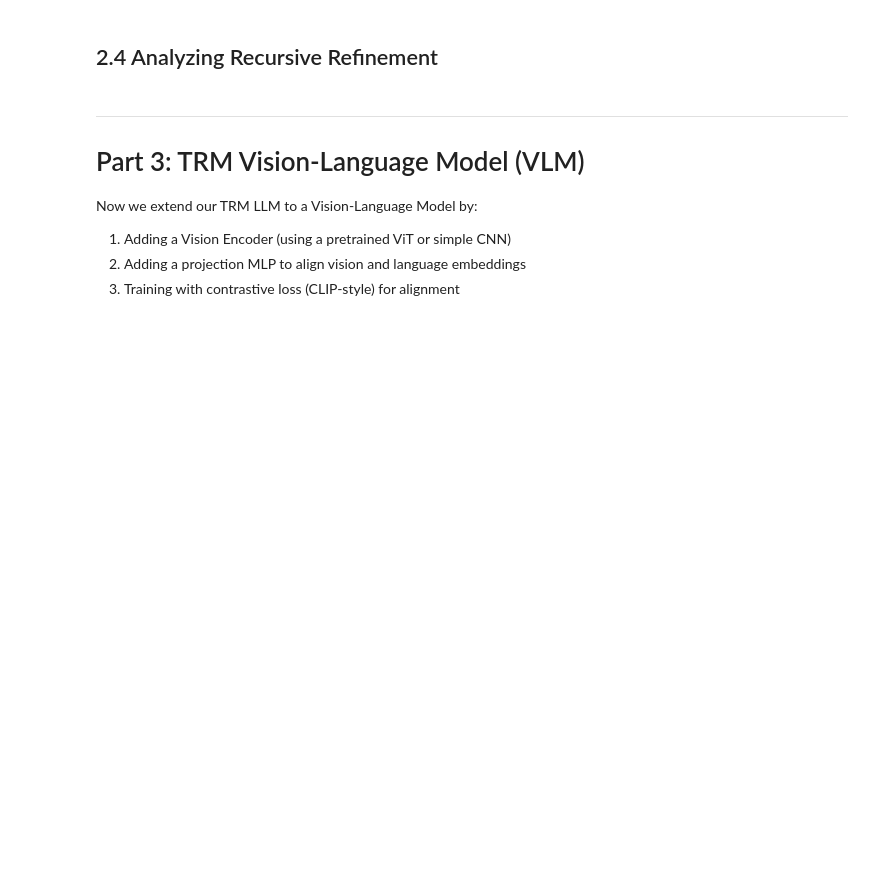
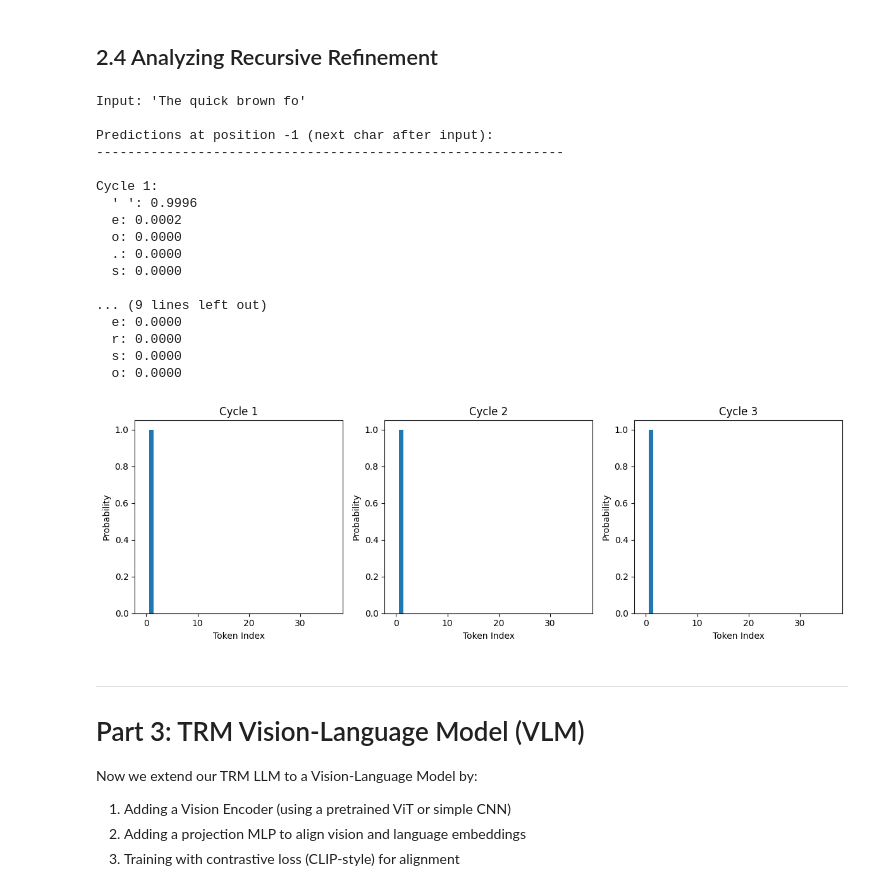
Before and after one commit to Vedaang-Chopra/Edge-Glass, a Jupyter notebook: code_base/v2_code_base/TRM_decoder_llm.ipynb, the cells around one changed output. Cells and saved outputs as stored; diff of their text form; code cells hidden in the pictures; blank space fills up the shorter version.

```diff
--- a/code_base/v2_code_base/TRM_decoder_llm.ipynb
+++ b/code_base/v2_code_base/TRM_decoder_llm.ipynb
@@ -142,9 +150,9 @@ def rotate_half(x: torch.Tensor) -> torch.Tensor:
 def apply_rotary_pos_emb(q: torch.Tensor, k: torch.Tensor,
                          cos: torch.Tensor, sin: torch.Tensor) -> Tuple[torch.Tensor, torch.Tensor]:
     """Apply rotary embeddings to queries and keys."""
-    # Reshape for broadcasting: (seq_len, dim) -> (1, seq_len, 1, dim)
-    cos = cos.unsqueeze(0).unsqueeze(2)  # (1, seq_len, 1, dim)
-    sin = sin.unsqueeze(0).unsqueeze(2)
+    # Reshape for broadcasting: (seq_len, dim) -> (1, 1, seq_len, dim)
+    cos = cos.unsqueeze(0).unsqueeze(1)  # (1, 1, seq_len, dim)
+    sin = sin.unsqueeze(0).unsqueeze(1)
 
     q_embed = (q * cos) + (rotate_half(q) * sin)
     k_embed = (k * cos) + (rotate_half(k) * sin)
@@ -757,34 +821,53 @@ def analyze_recursion_steps(model, dataset, text, device='cuda'):
     print(f"Input: '{text}'")
     print(f"\nPredictions at position -1 (next char after input):")
     print("-" * 60)
 
     for cycle_idx, logits in enumerate(all_logits):
         probs = F.softmax(logits[0, -1], dim=-1)
         top_probs, top_indices = torch.topk(probs, 5)
 
         print(f"\nCycle {cycle_idx + 1}:")
         for prob, idx in zip(top_probs, top_indices):
             char = dataset.idx_to_char[idx.item()]
             char_repr = repr(char) if char in [' ', '\n'] else char
             print(f"  {char_repr}: {prob.item():.4f}")
 
     # Visualize probability evolution
     fig, axes = plt.subplots(1, len(all_logits), figsize=(4*len(all_logits), 4))
     if len(all_logits) == 1:
         axes = [axes]
 
     for cycle_idx, (ax, logits) in enumerate(zip(axes, all_logits)):
-        probs = F.softmax(logits[0, -1], dim=-1).cpu().numpy()
+        probs = F.softmax(logits[0, -1], dim=-1).cpu().detach().numpy()
         ax.bar(range(len(probs)), probs)
         ax.set_title(f'Cycle {cycle_idx + 1}')
         ax.set_xlabel('Token Index')
         ax.set_ylabel('Probability')
 
     plt.tight_layout()
     plt.show()
 
 # Analyze recursion
 analyze_recursion_steps(trm_model, dataset, "The quick brown fo", device=device)
+# %% [output]
+Input: 'The quick brown fo'
+
+Predictions at position -1 (next char after input):
+------------------------------------------------------------
+
+Cycle 1:
+  ' ': 0.9996
+  e: 0.0002
+  o: 0.0000
+  .: 0.0000
+  s: 0.0000
+
+... (9 lines left out)
+  e: 0.0000
+  r: 0.0000
+  s: 0.0000
+  o: 0.0000
+[figure, added]
 # %% [markdown]
 ---
 # Part 3: TRM Vision-Language Model (VLM)
```
Also changed, not shown: parts of 18 cells of this notebook, 22 other files.
